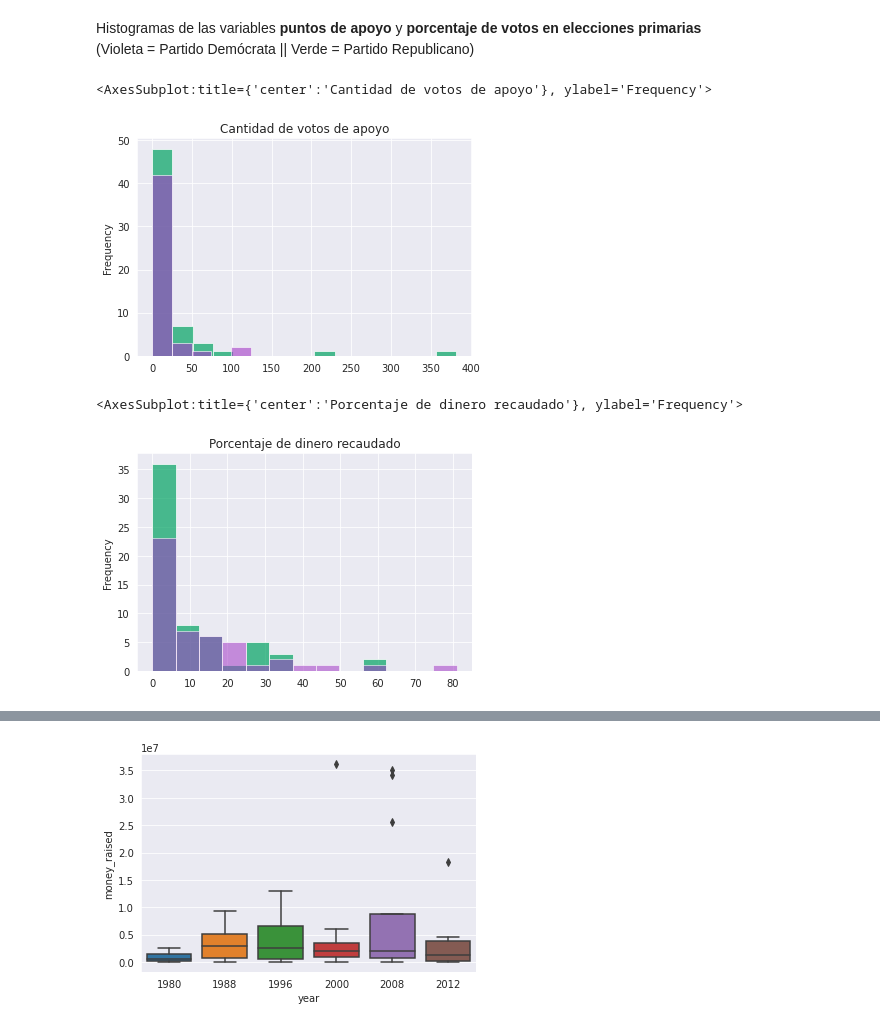
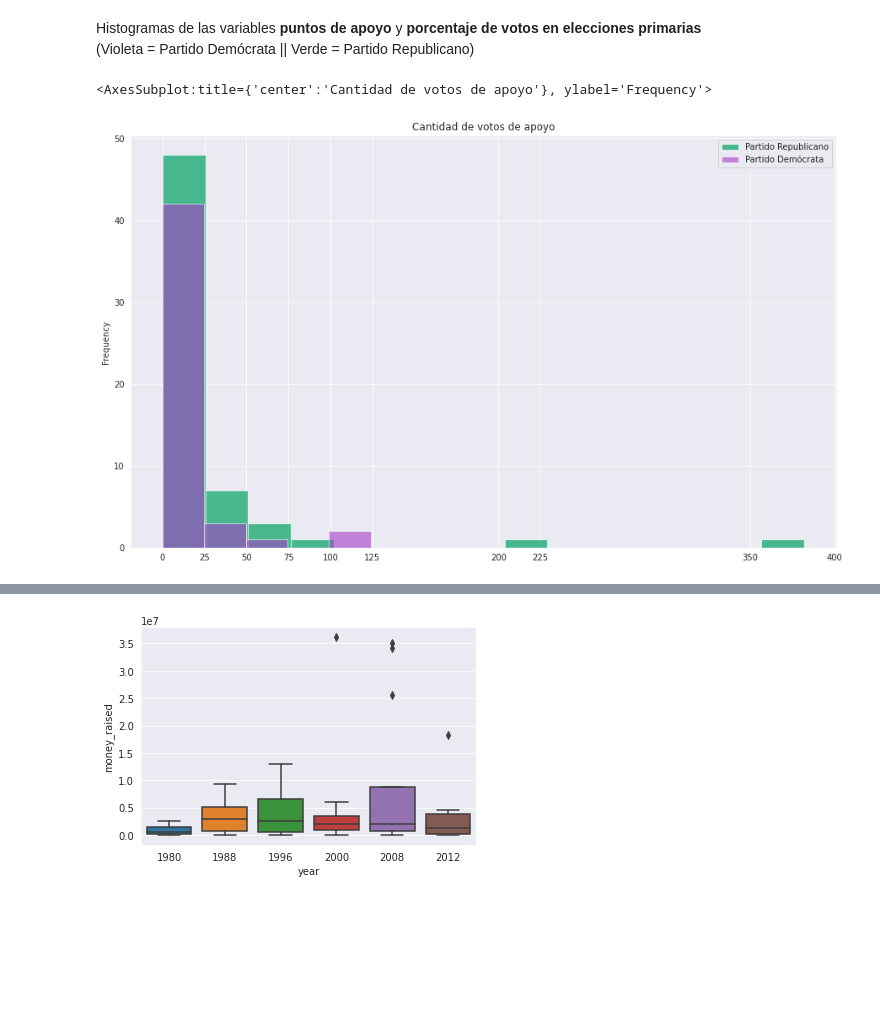
Before and after one commit to 1gnacio/orgadatos-kaggle-tp1, a Jupyter notebook: notebook707f668b56.ipynb, the cells around one changed output, grey strips where cells are left out. Cells and saved outputs as stored; diff of their text form; code cells hidden in the pictures; blank space fills up the shorter version.

```diff
--- a/notebook707f668b56.ipynb
+++ b/notebook707f668b56.ipynb
@@ -400,14 +359,9 @@ data_vcuantitativas.agg(['mean', 'median', q_25, q_75, 'min', 'max'])
 Histogramas de las variables **puntos de apoyo** y **porcentaje de votos en elecciones primarias**
 (Violeta = Partido Demócrata || Verde = Partido Republicano)
 # %%
-data_rep['endorsement_points'].plot.hist(bins=15, color='#02a363', alpha=0.7) # Más bins ya que el máximo es mucho mayor
-data_dem['endorsement_points'].plot.hist(bins=5, color='#a43bc7', alpha=0.6, title='Cantidad de votos de apoyo')
+ticks=(0, 25, 50, 75, 100, 125, 200, 225, 350, 400)
+data_rep['endorsement_points'].plot.hist(bins=15, color='#02a363', alpha=0.7,figsize=(15,9), label='Partido Republicano', legend=True, xticks=ticks) # Más bins ya que el máximo es mucho mayor
+data_dem['endorsement_points'].plot.hist(bins=5, color='#a43bc7', alpha=0.6, title='Cantidad de votos de apoyo', label='Partido Demócrata', legend=True)
 # %% [output]
 <AxesSubplot:title={'center':'Cantidad de votos de apoyo'}, ylabel='Frequency'>
-[figure, old version]
+[figure, new version]
-# %%
-data_rep['percentage_of_money'].plot.hist(bins=10, color='#02a363', alpha=0.7) # Menos bins ya que el máximo es menor
-data_dem['percentage_of_money'].plot.hist(bins=13, color='#a43bc7', alpha=0.55, title = 'Porcentaje de dinero recaudado')
-# %% [output]
-<AxesSubplot:title={'center':'Porcentaje de dinero recaudado'}, ylabel='Frequency'>
-[figure, removed]
```
Also changed, not shown: parts of 11 cells of this notebook.
